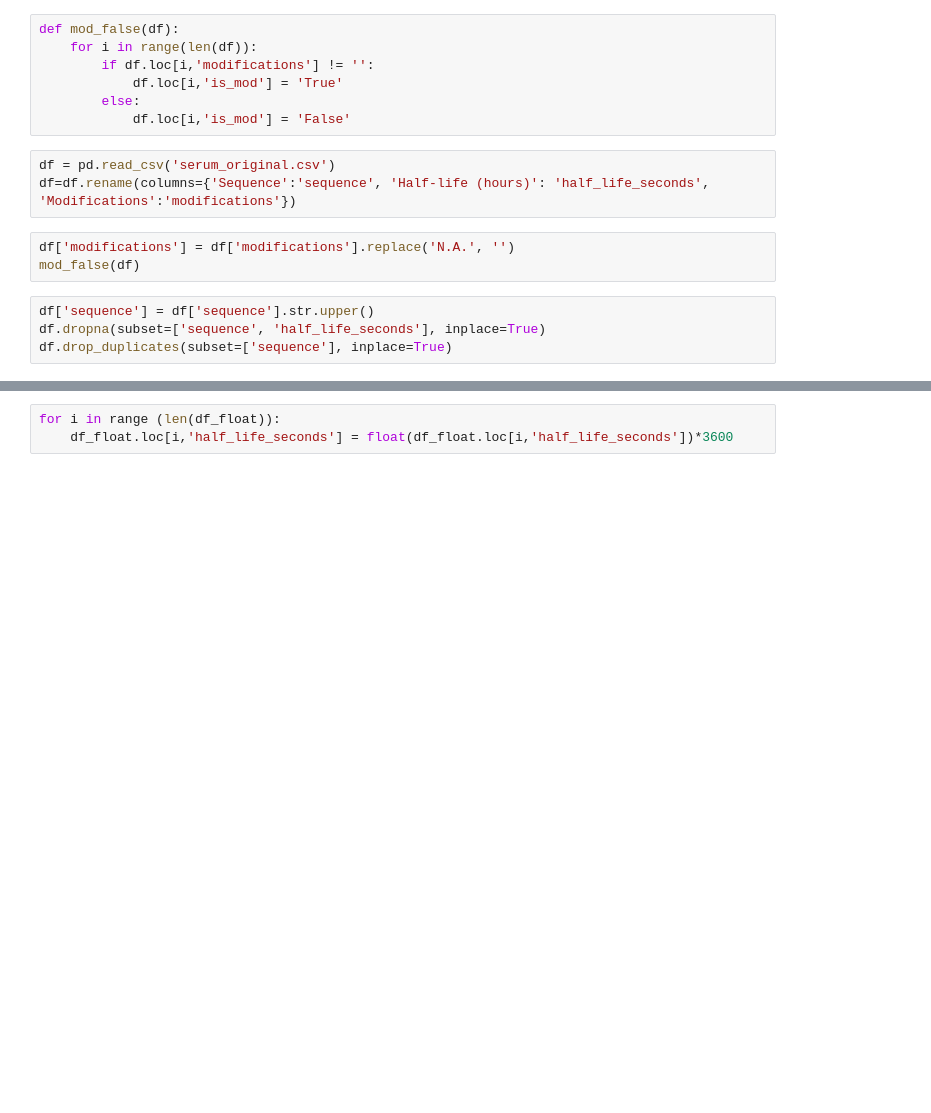
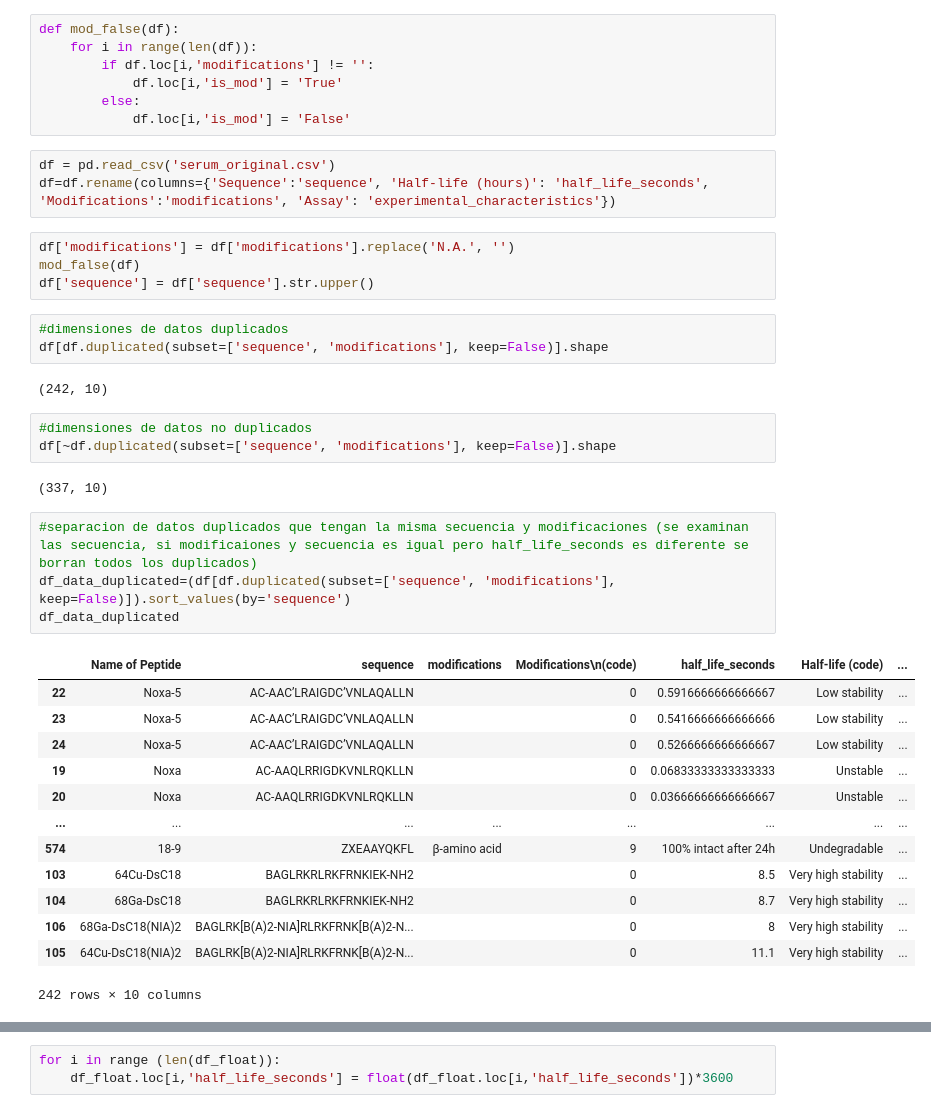
Before and after one commit to Jmartingar/Half-Life_Code, a Jupyter notebook: Serum/2.transform_mod.ipynb, the cells around one changed output, grey strips where cells are left out. Drawn from its saved outputs; the diff is of its cells as text; blank space fills up the shorter version.

```diff
--- a/Serum/2.transform_mod.ipynb
+++ b/Serum/2.transform_mod.ipynb
@@ -16,11 +16,36 @@ def mod_false(df):
             df.loc[i,'is_mod'] = 'False'
 # %%
 df = pd.read_csv('serum_original.csv')
-df=df.rename(columns={'Sequence':'sequence', 'Half-life (hours)': 'half_life_seconds', 'Modifications':'modifications'})
+df=df.rename(columns={'Sequence':'sequence', 'Half-life (hours)': 'half_life_seconds', 'Modifications':'modifications', 'Assay': 'experimental_characteristics'})
 # %%
 df['modifications'] = df['modifications'].replace('N.A.', '')
 mod_false(df)
+df['sequence'] = df['sequence'].str.upper()
-# %%
-df['sequence'] = df['sequence'].str.upper()
-df.dropna(subset=['sequence', 'half_life_seconds'], inplace=True)
-df.drop_duplicates(subset=['sequence'], inplace=True)
+# %%
+#dimensiones de datos duplicados
+df[df.duplicated(subset=['sequence', 'modifications'], keep=False)].shape
+# %% [output]
+(242, 10)
+# %%
+#dimensiones de datos no duplicados
+df[~df.duplicated(subset=['sequence', 'modifications'], keep=False)].shape
+# %% [output]
+(337, 10)
+# %%
+#separacion de datos duplicados que tengan la misma secuencia y modificaciones (se examinan las secuencia, si modificaiones y secuencia es igual pero half_life_seconds es diferente se borran todos los duplicados)
+df_data_duplicated=(df[df.duplicated(subset=['sequence', 'modifications'], keep=False)]).sort_values(by='sequence')
+df_data_duplicated
+# %% [output]
+|  | Name of Peptide | sequence | modifications | Modifications\n(code) | half_life_seconds | Half-life (code) | ... |
+| 22 | Noxa-5 | AC-AAC’LRAIGDC’VNLAQALLN |  | 0 | 0.5916666666666667 | Low stability | ... |
+| 23 | Noxa-5 | AC-AAC’LRAIGDC’VNLAQALLN |  | 0 | 0.5416666666666666 | Low stability | ... |
+| 24 | Noxa-5 | AC-AAC’LRAIGDC’VNLAQALLN |  | 0 | 0.5266666666666667 | Low stability | ... |
+| 19 | Noxa | AC-AAQLRRIGDKVNLRQKLLN |  | 0 | 0.06833333333333333 | Unstable | ... |
+| 20 | Noxa | AC-AAQLRRIGDKVNLRQKLLN |  | 0 | 0.03666666666666667 | Unstable | ... |
+| ... | ... | ... | ... | ... | ... | ... | ... |
+| 574 | 18-9 | ZXEAAYQKFL | β-amino acid | 9 | 100% intact after 24h | Undegradable | ... |
+| 103 | 64Cu-DsC18 | ΒAGLRKRLRKFRNKIEK-NH2 |  | 0 | 8.5 | Very high stability | ... |
+| 104 | 68Ga-DsC18 | ΒAGLRKRLRKFRNKIEK-NH2 |  | 0 | 8.7 | Very high stability | ... |
+| 106 | 68Ga-DsC18(NIA)2 | ΒAGLRK[Β(A)2-NIA]RLRKFRNK[Β(A)2-N... |  | 0 | 8 | Very high stability | ... |
+| 105 | 64Cu-DsC18(NIA)2 | ΒAGLRK[Β(A)2-NIA]RLRKFRNK[Β(A)2-N... |  | 0 | 11.1 | Very high stability | ... |
+242 rows × 10 columns
```
Also changed, not shown: parts of 8 cells of this notebook, 28 other files.
